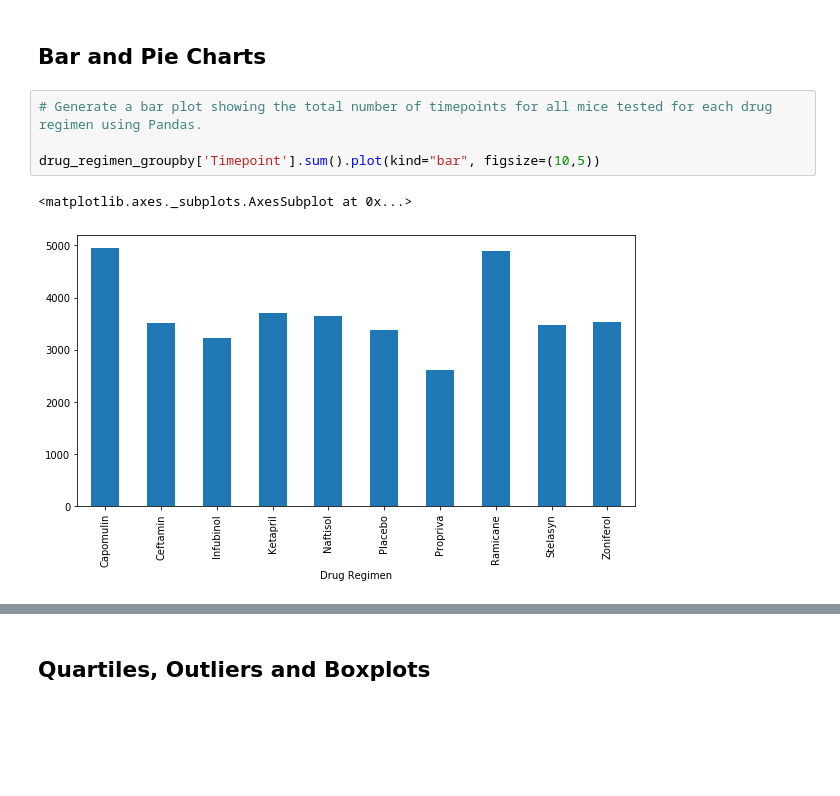
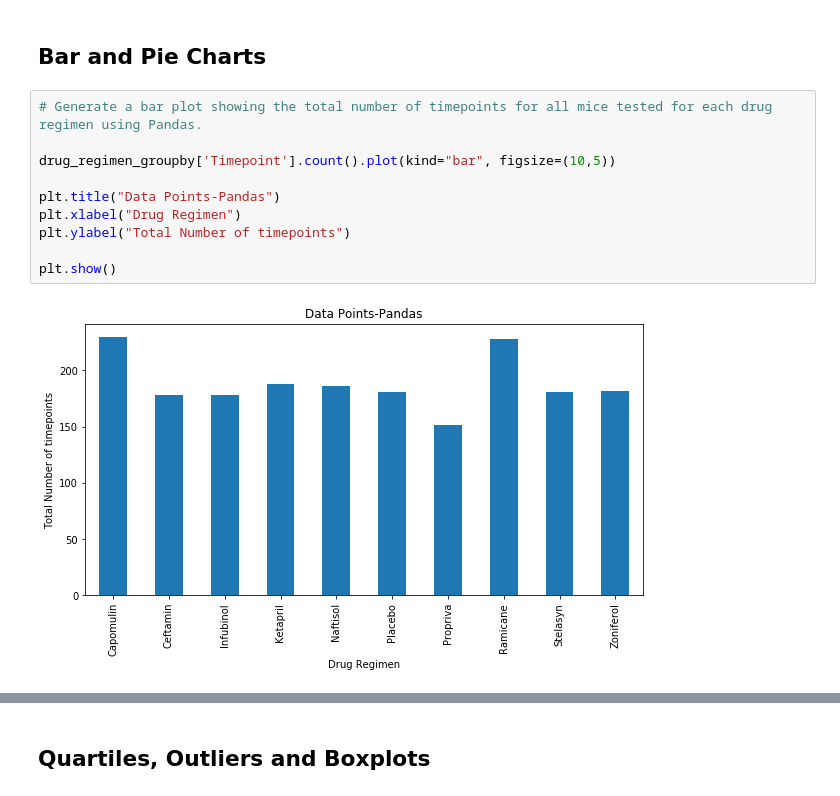
Before and after one commit to 22OVERSooN/Matplotlib_challenge, a Jupyter notebook: pymaceuticals_starter.ipynb, the cells around one changed output, grey strips where cells are left out. Drawn from its saved outputs; the diff is of its cells as text; blank space fills up the shorter version.

```diff
--- a/pymaceuticals_starter.ipynb
+++ b/pymaceuticals_starter.ipynb
@@ -153,10 +154,15 @@ aggregation_method
 # %%
 # Generate a bar plot showing the total number of timepoints for all mice tested for each drug regimen using Pandas.
 
-drug_regimen_groupby['Timepoint'].sum().plot(kind="bar", figsize=(10,5))
+drug_regimen_groupby['Timepoint'].count().plot(kind="bar", figsize=(10,5))
+
+plt.title("Data Points-Pandas")
+plt.xlabel("Drug Regimen")
+plt.ylabel("Total Number of timepoints")
+
+plt.show()
 # %% [output]
-<matplotlib.axes._subplots.AxesSubplot at 0x...>
-[figure, old version]
+[figure, new version]
 # %%
 # Generate a bar plot showing the total number of timepoints for all mice tested for each drug regimen using pyplot.
 plt.figure(figsize=(10,6))
```
Also changed, not shown: parts of 11 cells of this notebook.
